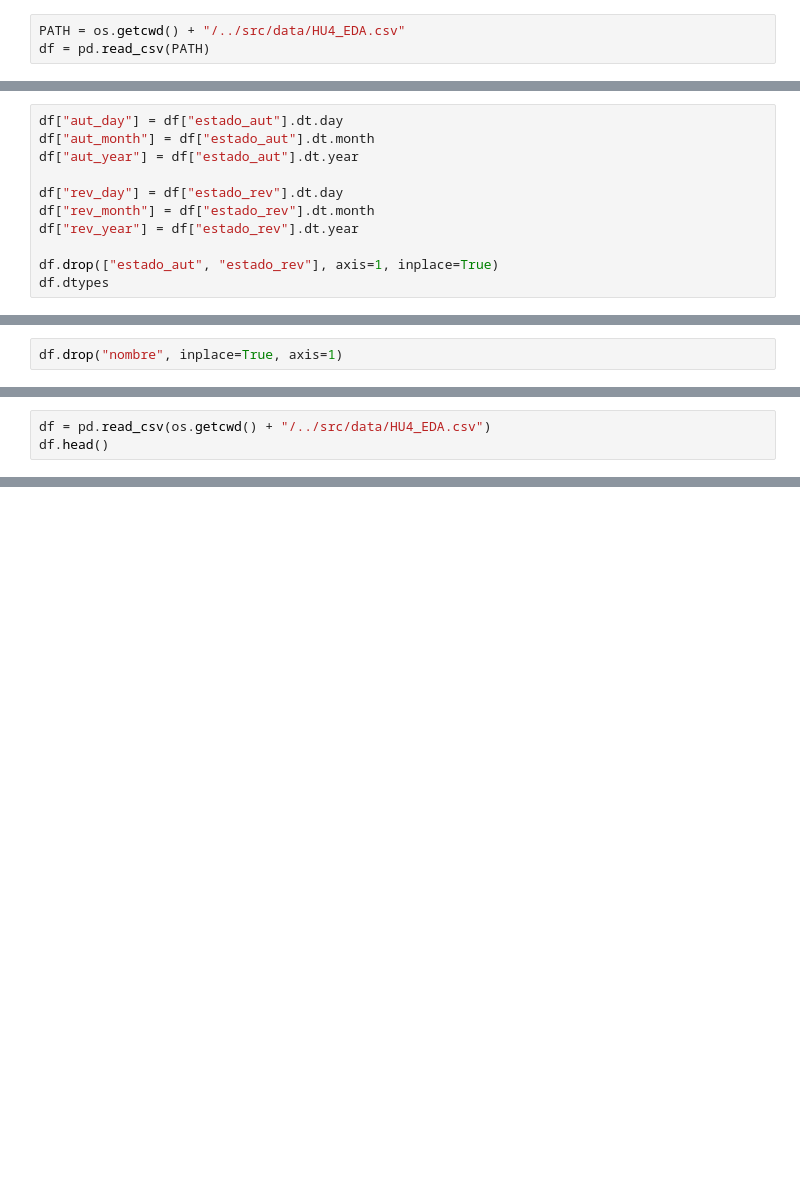
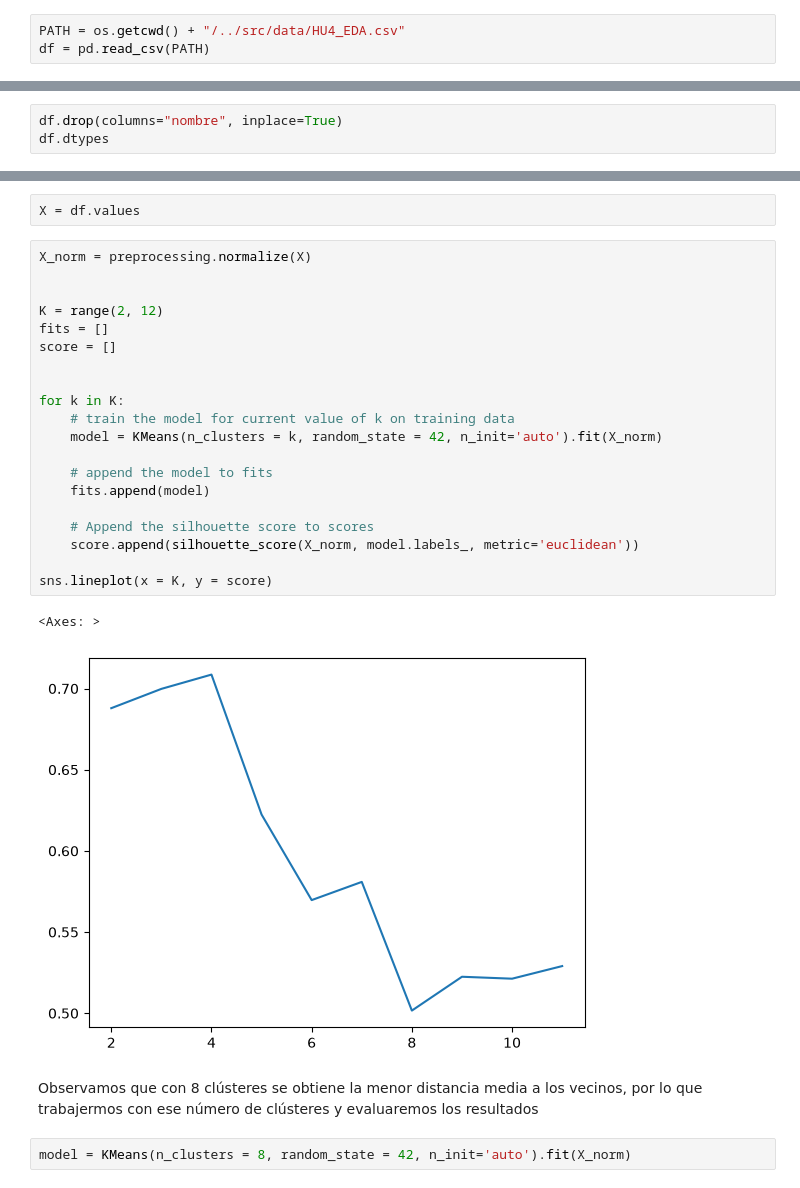
Before and after one commit to Chicloneo/Proyecto-Ingenieria-Dato, a Jupyter notebook: Notebooks/HU-5.ipynb, the cells around one changed output, grey strips where cells are left out. Cells and saved outputs as stored; diff of their text form; blank space fills up the shorter version.

```diff
--- a/Notebooks/HU-5.ipynb
+++ b/Notebooks/HU-5.ipynb
@@ -72,11 +46,0 @@ dtype: object
-# %%
-df["aut_day"] = df["estado_aut"].dt.day
-df["aut_month"] = df["estado_aut"].dt.month
-df["aut_year"] = df["estado_aut"].dt.year
-
-df["rev_day"] = df["estado_rev"].dt.day
-df["rev_month"] = df["estado_rev"].dt.month
-df["rev_year"] = df["estado_rev"].dt.year
-
-df.drop(["estado_aut", "estado_rev"], axis=1, inplace=True)
-df.dtypes
@@ -106,2 +47,3 @@ print(names.shape)
 # %%
-df.drop("nombre", inplace=True, axis=1)
+df.drop(columns="nombre", inplace=True)
+df.dtypes
@@ -145,3 +67,0 @@ print(X.shape)
-# %%
-df = pd.read_csv(os.getcwd() + "/../src/data/HU4_EDA.csv")
-df.head()
@@ -188,0 +68,29 @@ nominal_encoded_df.head()
+# %%
+X = df.values
+# %%
+X_norm = preprocessing.normalize(X)
+
+
+K = range(2, 12)
+fits = []
+score = []
+
+
+for k in K:
+    # train the model for current value of k on training data
+    model = KMeans(n_clusters = k, random_state = 42, n_init='auto').fit(X_norm)
+
+    # append the model to fits
+    fits.append(model)
+
+    # Append the silhouette score to scores
+    score.append(silhouette_score(X_norm, model.labels_, metric='euclidean'))
+
+sns.lineplot(x = K, y = score)
+# %% [output]
+<Axes: >
+[figure, added]
+# %% [markdown]
+Observamos que con 8 clústeres se obtiene la menor distancia media a los vecinos, por lo que trabajermos con ese número de clústeres y evaluaremos los resultados
+# %%
+model = KMeans(n_clusters = 8, random_state = 42, n_init='auto').fit(X_norm)
```
Also changed, not shown: parts of 19 cells of this notebook.
